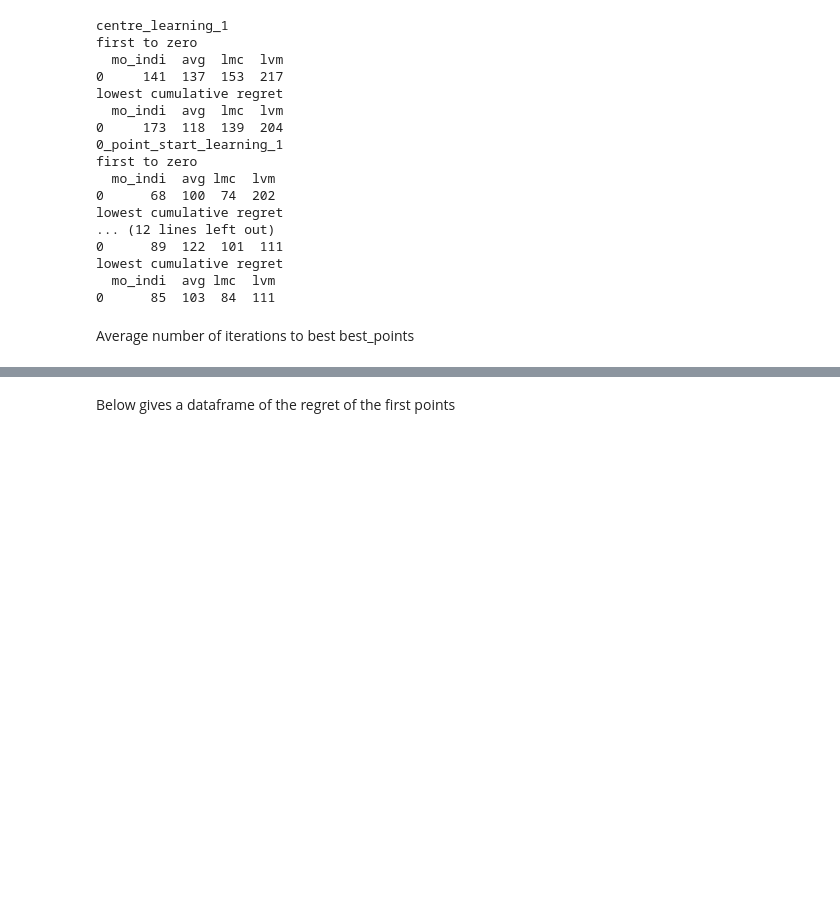
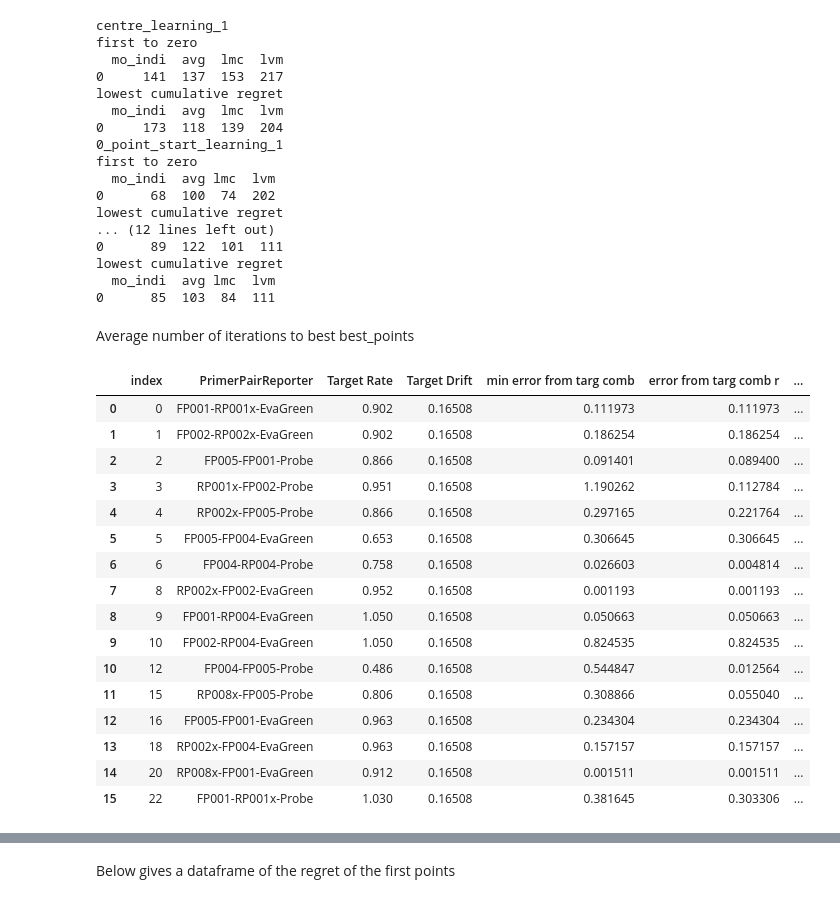
Before and after one commit to RSedgwick/TL_DOE_4_DNA, a Jupyter notebook: analysis/constrained_retrospective_bayesian_optimisation_results.ipynb, the cells around one changed output, grey strips where cells are left out. Cells and saved outputs as stored; diff of their text form; code cells hidden in the pictures; blank space fills up the shorter version.

```diff
--- a/analysis/constrained_retrospective_bayesian_optimisation_results.ipynb
+++ b/analysis/constrained_retrospective_bayesian_optimisation_results.ipynb
@@ -111,7 +118,7 @@ Calculate the regret
 stzd = True
 max_iter = 20
 
-if len(params) >1:
+if len(params) > 1:
     regret_metric = 'combined regret'
 else:
     regret_metric = 'regret r'
@@ -125,4 +132,5 @@ for name, df in res_dfs.items():
     regret_df_all = fns.calculate_regret(df, params, best_points, stzd=stzd, penalized=True,
                                          diff_from_target_only=False)
     regret_df_all = regret_df_all[regret_df_all['iteration'] <=max_iter]
+    regret_df_all.loc[regret_df_all['combined regret'] <1e-2,  'combined regret'] = 1e-2
     regrets_all[name] = regret_df_all
@@ -402,3 +336,23 @@ lowest cumulative regret
 0      85  103  84  111
 # %% [markdown]
 Average number of iterations to best best_points
+# %%
+best_points
+# %% [output]
+|  | index | PrimerPairReporter | Target Rate | Target Drift | min error from targ comb | error from targ comb r | ... |
+| 0 | 0 | FP001-RP001x-EvaGreen | 0.902 | 0.16508 | 0.111973 | 0.111973 | ... |
+| 1 | 1 | FP002-RP002x-EvaGreen | 0.902 | 0.16508 | 0.186254 | 0.186254 | ... |
+| 2 | 2 | FP005-FP001-Probe | 0.866 | 0.16508 | 0.091401 | 0.089400 | ... |
+| 3 | 3 | RP001x-FP002-Probe | 0.951 | 0.16508 | 1.190262 | 0.112784 | ... |
+| 4 | 4 | RP002x-FP005-Probe | 0.866 | 0.16508 | 0.297165 | 0.221764 | ... |
+| 5 | 5 | FP005-FP004-EvaGreen | 0.653 | 0.16508 | 0.306645 | 0.306645 | ... |
+| 6 | 6 | FP004-RP004-Probe | 0.758 | 0.16508 | 0.026603 | 0.004814 | ... |
+| 7 | 8 | RP002x-FP002-EvaGreen | 0.952 | 0.16508 | 0.001193 | 0.001193 | ... |
+| 8 | 9 | FP001-RP004-EvaGreen | 1.050 | 0.16508 | 0.050663 | 0.050663 | ... |
+| 9 | 10 | FP002-RP004-EvaGreen | 1.050 | 0.16508 | 0.824535 | 0.824535 | ... |
+| 10 | 12 | FP004-FP005-Probe | 0.486 | 0.16508 | 0.544847 | 0.012564 | ... |
+| 11 | 15 | RP008x-FP005-Probe | 0.806 | 0.16508 | 0.308866 | 0.055040 | ... |
+| 12 | 16 | FP005-FP001-EvaGreen | 0.963 | 0.16508 | 0.234304 | 0.234304 | ... |
+| 13 | 18 | RP002x-FP004-EvaGreen | 0.963 | 0.16508 | 0.157157 | 0.157157 | ... |
+| 14 | 20 | RP008x-FP001-EvaGreen | 0.912 | 0.16508 | 0.001511 | 0.001511 | ... |
+| 15 | 22 | FP001-RP001x-Probe | 1.030 | 0.16508 | 0.381645 | 0.303306 | ... |
```
Also changed, not shown: parts of 28 cells of this notebook, 23 other files.
